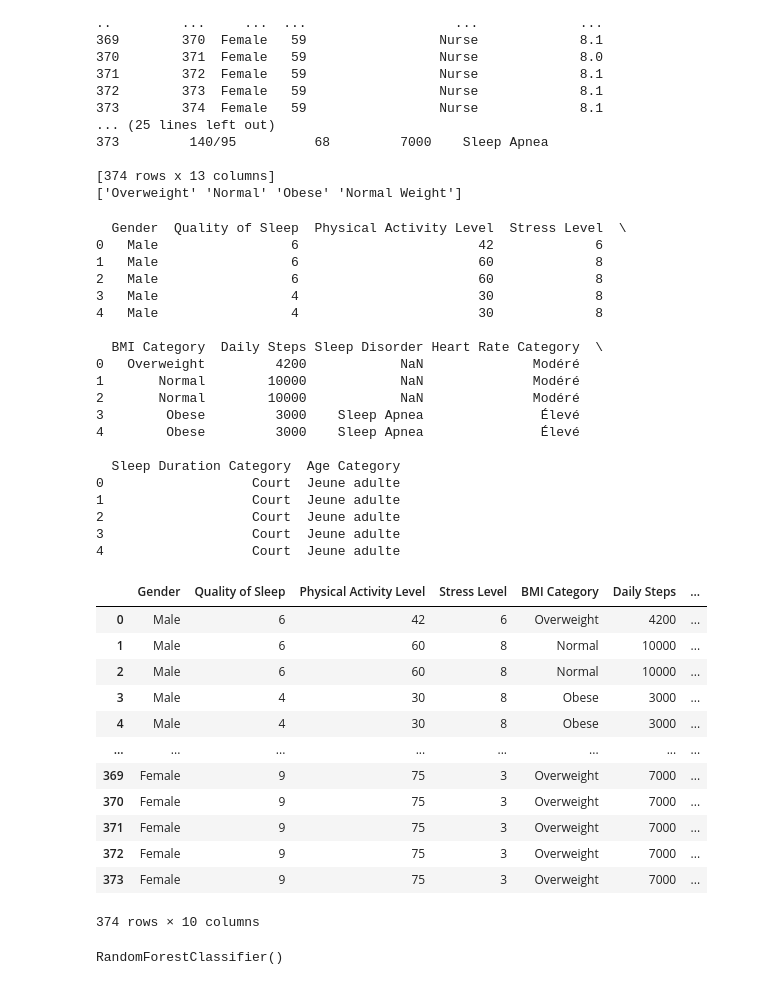
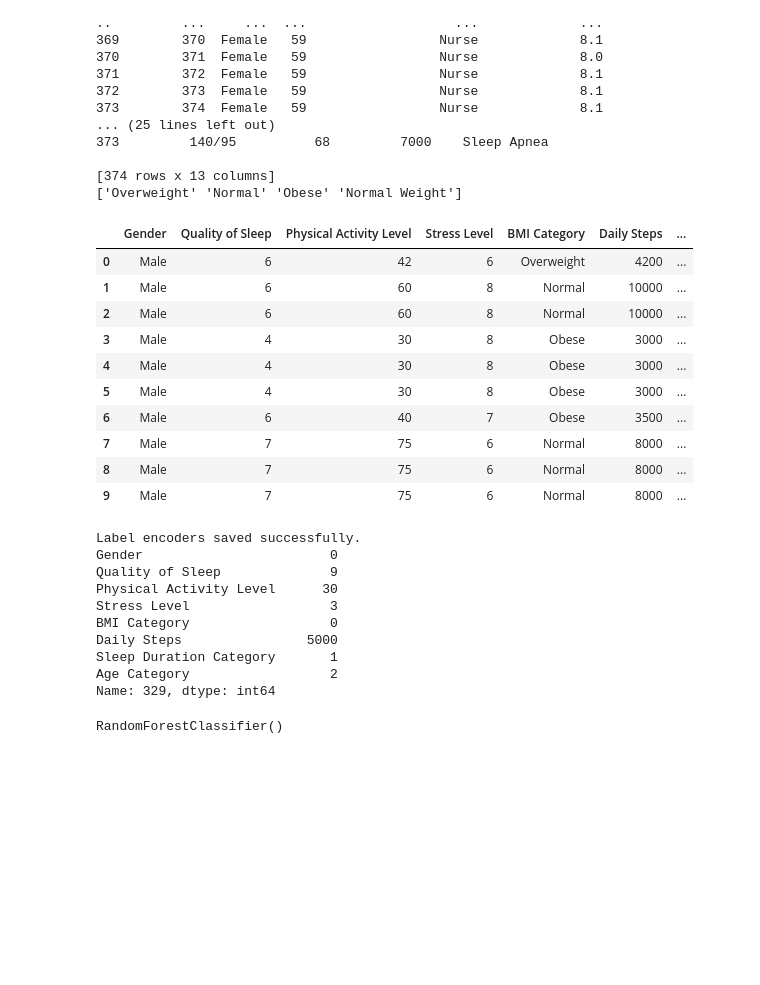
Before and after one commit to dataddiict/Healthy-Life-Mode, a Jupyter notebook: script python/training-and-correlation-sleep-data-disorder.ipynb, the cells around one changed output. Drawn from its saved outputs; the diff is of its cells as text; code cells hidden in the pictures; blank space fills up the shorter version.

```diff
--- a/script python/training-and-correlation-sleep-data-disorder.ipynb
+++ b/script python/training-and-correlation-sleep-data-disorder.ipynb
@@ -49,69 +49,60 @@ print(unique_bmi_categories)
 # %%
 
 data[['Systolic_BP', 'Diastolic_BP']] = data['Blood Pressure'].str.split('/', expand=True)
 data['BMI Category'] = data['BMI Category'].replace('Normal Weight', 'Normal')
 data.drop(columns=['Person ID', 'Blood Pressure','Systolic_BP','Diastolic_BP'], inplace=True)
 heart_rate_bins = [0, 60, 80, 100, float('inf')]
 heart_rate_labels = ['Faible', 'Modéré', 'Élevé', 'Très élevé']
 data['Heart Rate Category'] = pd.cut(data['Heart Rate'], bins=heart_rate_bins, labels=heart_rate_labels)
 
 sleep_duration_bins = [0, 5, 7, 9, float('inf')]
 sleep_duration_labels = ['Très court', 'Court', 'Normal', 'Long']
 data['Sleep Duration Category'] = pd.cut(data['Sleep Duration'], bins=sleep_duration_bins, labels=sleep_duration_labels)
 
 age_bins = [0, 18, 30, 50, 70, float('inf')]
 age_labels = ['Enfant', 'Jeune adulte', 'Adulte', 'Senior', 'Super Senior']
 data['Age Category'] = pd.cut(data['Age'], bins=age_bins, labels=age_labels)
 
-data.drop(columns=['Sleep Duration','Heart Rate','Age', 'Occupation'], inplace=True)
-print(data.head())
-data.head(500)
+data.drop(columns=['Sleep Duration','Heart Rate','Age', 'Occupation',"Heart Rate Category"], inplace=True)
+data.head(10)
 # %% [output]
-  Gender  Quality of Sleep  Physical Activity Level  Stress Level  \
-0   Male                 6                       42             6
-1   Male                 6                       60             8
-2   Male                 6                       60             8
-3   Male                 4                       30             8
-4   Male                 4                       30             8
-
-  BMI Category  Daily Steps Sleep Disorder Heart Rate Category  \
-0   Overweight         4200            NaN              Modéré
-1       Normal        10000            NaN              Modéré
-2       Normal        10000            NaN              Modéré
-3        Obese         3000    Sleep Apnea               Élevé
-4        Obese         3000    Sleep Apnea               Élevé
-
-  Sleep Duration Category  Age Category
-0                   Court  Jeune adulte
-1                   Court  Jeune adulte
-2                   Court  Jeune adulte
-3                   Court  Jeune adulte
-4                   Court  Jeune adulte
 |  | Gender | Quality of Sleep | Physical Activity Level | Stress Level | BMI Category | Daily Steps | ... |
 | 0 | Male | 6 | 42 | 6 | Overweight | 4200 | ... |
 | 1 | Male | 6 | 60 | 8 | Normal | 10000 | ... |
 | 2 | Male | 6 | 60 | 8 | Normal | 10000 | ... |
 | 3 | Male | 4 | 30 | 8 | Obese | 3000 | ... |
 | 4 | Male | 4 | 30 | 8 | Obese | 3000 | ... |
-| ... | ... | ... | ... | ... | ... | ... | ... |
-| 369 | Female | 9 | 75 | 3 | Overweight | 7000 | ... |
-| 370 | Female | 9 | 75 | 3 | Overweight | 7000 | ... |
-| 371 | Female | 9 | 75 | 3 | Overweight | 7000 | ... |
-| 372 | Female | 9 | 75 | 3 | Overweight | 7000 | ... |
-| 373 | Female | 9 | 75 | 3 | Overweight | 7000 | ... |
+| 5 | Male | 4 | 30 | 8 | Obese | 3000 | ... |
+| 6 | Male | 6 | 40 | 7 | Obese | 3500 | ... |
+| 7 | Male | 7 | 75 | 6 | Normal | 8000 | ... |
+| 8 | Male | 7 | 75 | 6 | Normal | 8000 | ... |
+| 9 | Male | 7 | 75 | 6 | Normal | 8000 | ... |
-374 rows × 10 columns
 # %%
 label_encoders = {}
-for col in ['Gender', 'BMI Category', 'Sleep Disorder','Sleep Duration Category','Age Category', 'Heart Rate Category']:
+for col in ['Gender', 'BMI Category', 'Sleep Disorder','Sleep Duration Category','Age Category']:
     label_encoders[col] = LabelEncoder()
     data[col] = label_encoders[col].fit_transform(data[col])
 X = data.drop(columns=['Sleep Disorder'])
 y = data['Sleep Disorder']
+
+
 X_train, X_test, y_train, y_test = train_test_split(X, y, test_size=0.2, random_state=42)
-
 # save encodeing
 joblib.dump(label_encoders, 'label_encoders.joblib')
 print('Label encoders saved successfully.')
+#print first row of x text
+print(X_test.iloc[0])
+# %% [output]
+Label encoders saved successfully.
+Gender                        0
+Quality of Sleep              9
+Physical Activity Level      30
+Stress Level                  3
+BMI Category                  0
+Daily Steps                5000
+Sleep Duration Category       1
+Age Category                  2
+Name: 329, dtype: int64
 # %%
 clf = RandomForestClassifier()
 clf.fit(X_train, y_train)
```
Also changed, not shown: parts of 7 cells of this notebook, 8 other files.
